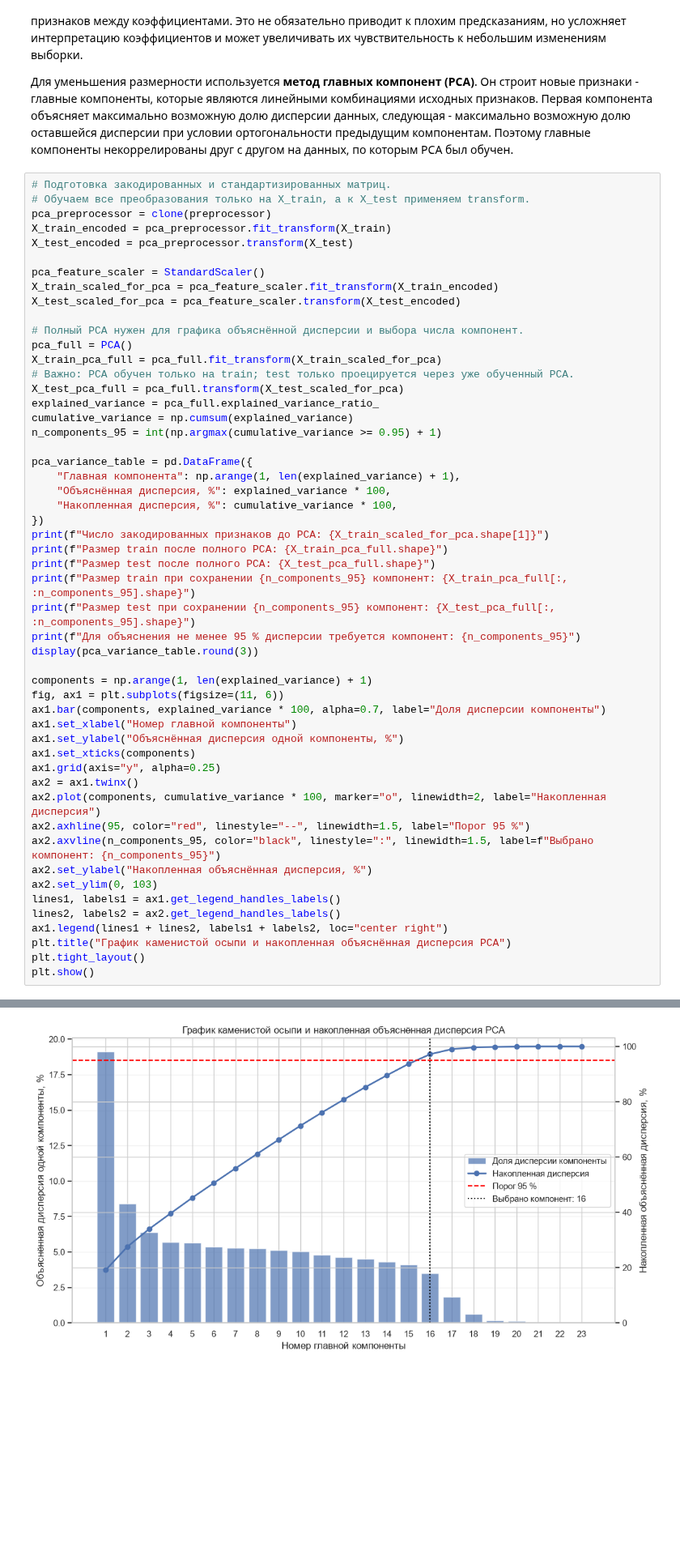
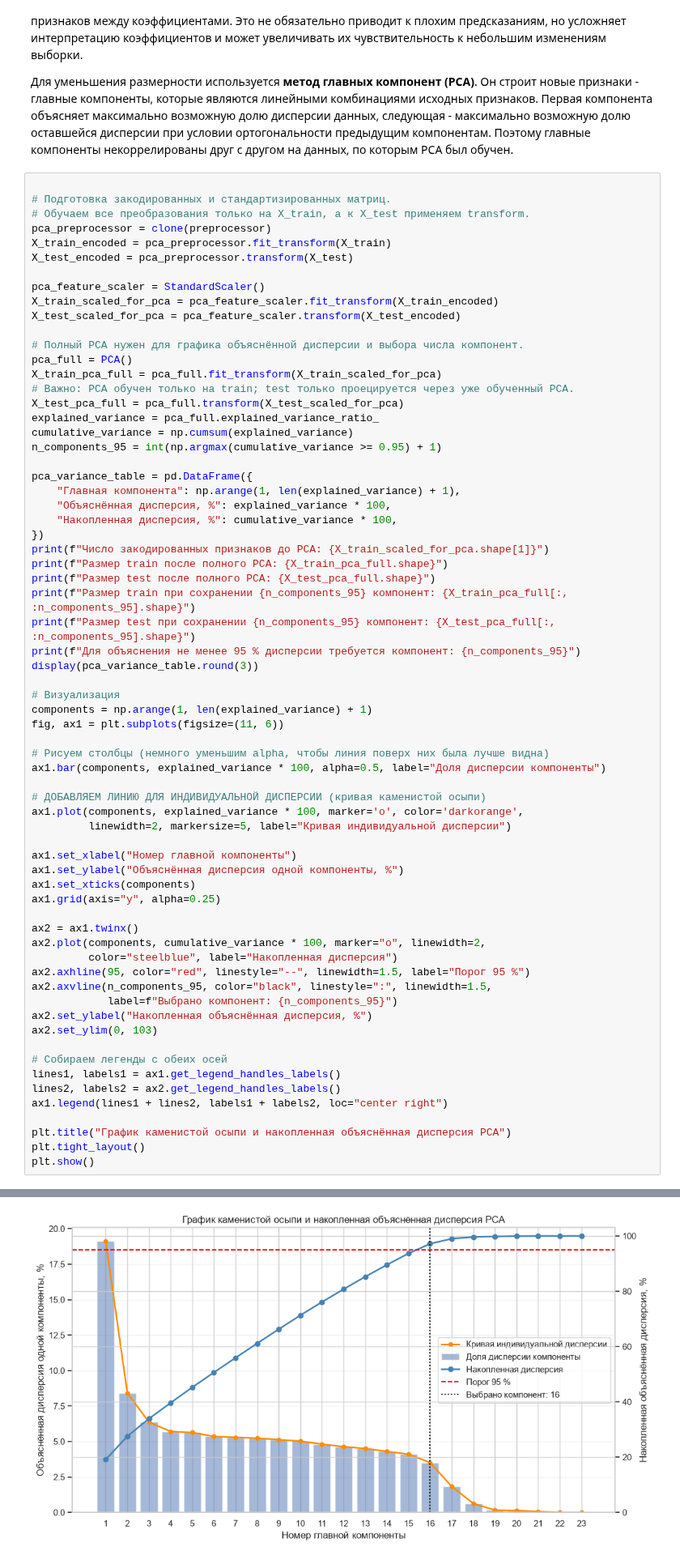
Before and after one commit to violllin/lab1_regression, a Jupyter notebook: lab1.ipynb, the cells around one changed output, grey strips where cells are left out. Shown at 81% size. Saved outputs shown, nothing was run; the diff lists cells and outputs as text; blank space fills up the shorter version.

```diff
--- a/lab1.ipynb
+++ b/lab1.ipynb
@@ -740,6 +806,7 @@ plt.show()
 
 Для уменьшения размерности используется **метод главных компонент (PCA)**. Он строит новые признаки - главные компоненты, которые являются линейными комбинациями исходных признаков. Первая компонента объясняет максимально возможную долю дисперсии данных, следующая - максимально возможную долю оставшейся дисперсии при условии ортогональности предыдущим компонентам. Поэтому главные компоненты некоррелированы друг с другом на данных, по которым PCA был обучен.
 # %%
+
 # Подготовка закодированных и стандартизированных матриц.
 # Обучаем все преобразования только на X_train, а к X_test применяем transform.
 pca_preprocessor = clone(preprocessor)
@@ -772,48 +839,62 @@ print(f"Размер test при сохранении {n_components_95} комп
 print(f"Для объяснения не менее 95 % дисперсии требуется компонент: {n_components_95}")
 display(pca_variance_table.round(3))
 
+# Визуализация
 components = np.arange(1, len(explained_variance) + 1)
 fig, ax1 = plt.subplots(figsize=(11, 6))
-ax1.bar(components, explained_variance * 100, alpha=0.7, label="Доля дисперсии компоненты")
+
+# Рисуем столбцы (немного уменьшим alpha, чтобы линия поверх них была лучше видна)
+ax1.bar(components, explained_variance * 100, alpha=0.5, label="Доля дисперсии компоненты")
+
+# ДОБАВЛЯЕМ ЛИНИЮ ДЛЯ ИНДИВИДУАЛЬНОЙ ДИСПЕРСИИ (кривая каменистой осыпи)
+ax1.plot(components, explained_variance * 100, marker='o', color='darkorange',
+         linewidth=2, markersize=5, label="Кривая индивидуальной дисперсии")
+
 ax1.set_xlabel("Номер главной компоненты")
 ax1.set_ylabel("Объяснённая дисперсия одной компоненты, %")
 ax1.set_xticks(components)
 ax1.grid(axis="y", alpha=0.25)
+
 ax2 = ax1.twinx()
-ax2.plot(components, cumulative_variance * 100, marker="o", linewidth=2, label="Накопленная дисперсия")
+ax2.plot(components, cumulative_variance * 100, marker="o", linewidth=2,
+         color="steelblue", label="Накопленная дисперсия")
 ax2.axhline(95, color="red", linestyle="--", linewidth=1.5, label="Порог 95 %")
-ax2.axvline(n_components_95, color="black", linestyle=":", linewidth=1.5, label=f"Выбрано компонент: {n_components_95}")
+ax2.axvline(n_components_95, color="black", linestyle=":", linewidth=1.5,
+            label=f"Выбрано компонент: {n_components_95}")
 ax2.set_ylabel("Накопленная объяснённая дисперсия, %")
 ax2.set_ylim(0, 103)
+
+# Собираем легенды с обеих осей
 lines1, labels1 = ax1.get_legend_handles_labels()
 lines2, labels2 = ax2.get_legend_handles_labels()
 ax1.legend(lines1 + lines2, labels1 + labels2, loc="center right")
+
 plt.title("График каменистой осыпи и накопленная объяснённая дисперсия PCA")
 plt.tight_layout()
 plt.show()
 # %% [output]
 Число закодированных признаков до PCA: 23
 Размер train после полного PCA: (43017, 23)
 Размер test после полного PCA: (10755, 23)
 Размер train при сохранении 16 компонент: (43017, 16)
 Размер test при сохранении 16 компонент: (10755, 16)
 Для объяснения не менее 95 % дисперсии требуется компонент: 16
 |  | Главная компонента | Объяснённая дисперсия, % | Накопленная дисперсия, % |
 | 0 | 1 | 19.121 | 19.121 |
 | 1 | 2 | 8.422 | 27.543 |
 | 2 | 3 | 6.368 | 33.911 |
 | 3 | 4 | 5.711 | 39.622 |
 | 4 | 5 | 5.633 | 45.256 |
 | 5 | 6 | 5.356 | 50.612 |
 | 6 | 7 | 5.293 | 55.905 |
 | 7 | 8 | 5.232 | 61.137 |
 | 8 | 9 | 5.131 | 66.268 |
 | 9 | 10 | 5.030 | 71.298 |
 | ... | ... | ... | ... |
 | 18 | 19 | 0.158 | 99.793 |
 | 19 | 20 | 0.128 | 99.921 |
 | 20 | 21 | 0.067 | 99.988 |
 | 21 | 22 | 0.008 | 99.996 |
 | 22 | 23 | 0.004 | 100.000 |
-[figure, old version]
+[figure, new version]
 # %% [markdown]
```
Also changed, not shown: parts of 23 cells of this notebook.
